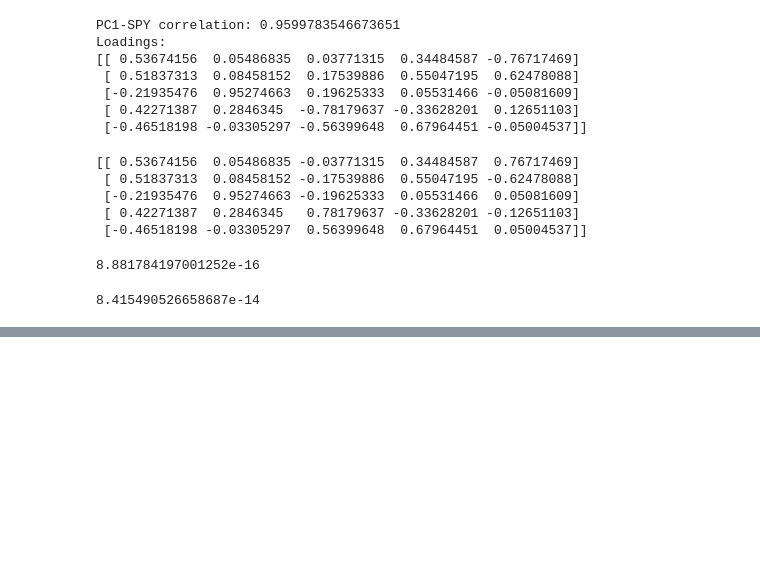
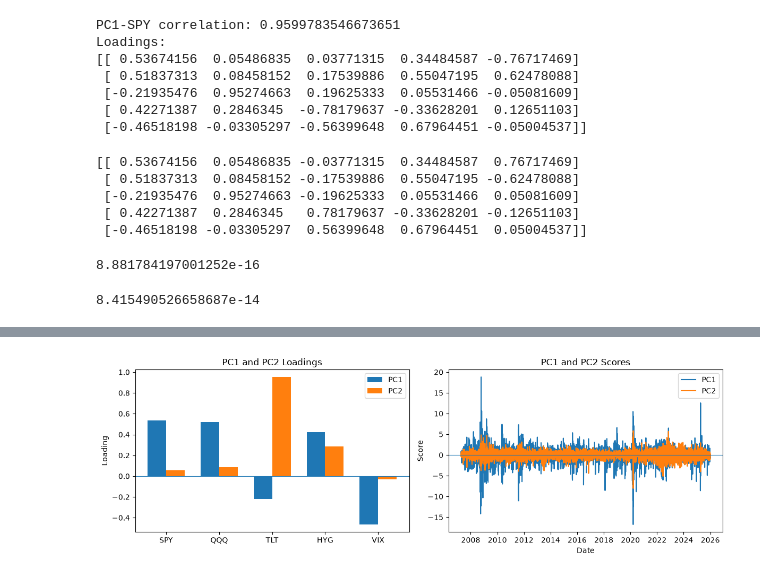
Before and after one commit to nicks848/big-data-science-in-finance, a Jupyter notebook: Lecture4.ipynb, the cells around one changed output, grey strips where cells are left out. Drawn from its saved outputs; the diff is of its cells as text; code cells hidden in the pictures; blank space fills up the shorter version.

```diff
--- a/Lecture4.ipynb
+++ b/Lecture4.ipynb
@@ -162,0 +214,30 @@ print(np.max(np.abs(Z.T @ U - (sigma[:, None] * Vt).T)))
+# %%
+assets = ["SPY", "QQQ", "TLT", "HYG", "VIX"]
+
+fig, ax = plt.subplots(1, 2, figsize=(12, 4))
+
+# PC1 and PC2 loadings
+x = np.arange(len(assets))
+width = 0.35
+ax[0].bar(x - width/2, U[:, 0], width, label="PC1")
+ax[0].bar(x + width/2, U[:, 1], width, label="PC2")
+ax[0].axhline(0, linewidth=0.8)
+ax[0].set_xticks(x)
+ax[0].set_xticklabels(assets)
+ax[0].set_ylabel("Loading")
+ax[0].set_title("PC1 and PC2 Loadings")
+ax[0].legend()
+
+# PC1 and PC2 scores
+ax[1].plot(dates, Y[0, :], label="PC1")
+ax[1].plot(dates, Y[1, :], label="PC2")
+ax[1].axhline(0, linewidth=0.8)
+ax[1].set_xlabel("Date")
+ax[1].set_ylabel("Score")
+ax[1].set_title("PC1 and PC2 Scores")
+ax[1].legend()
+
+plt.tight_layout()
+plt.show()
+# %% [output]
+[figure, added]
```
Also changed, not shown: parts of 9 cells of this notebook.
